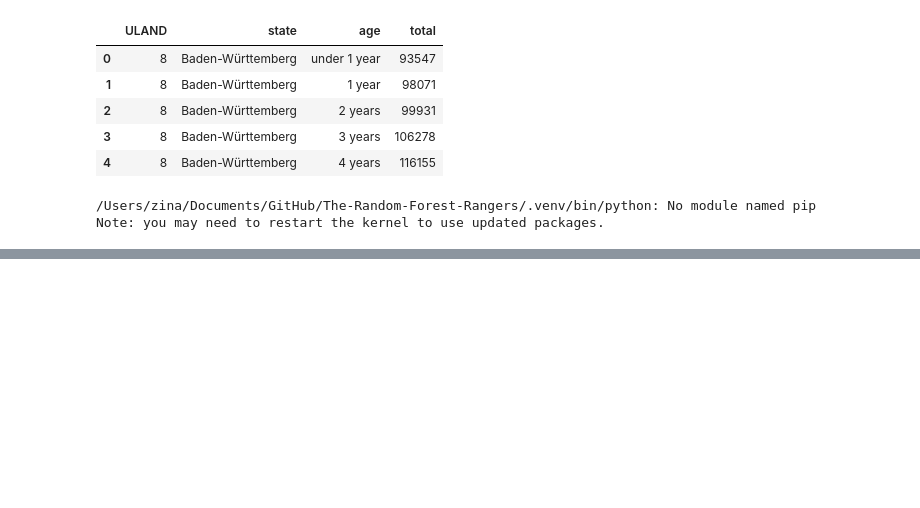
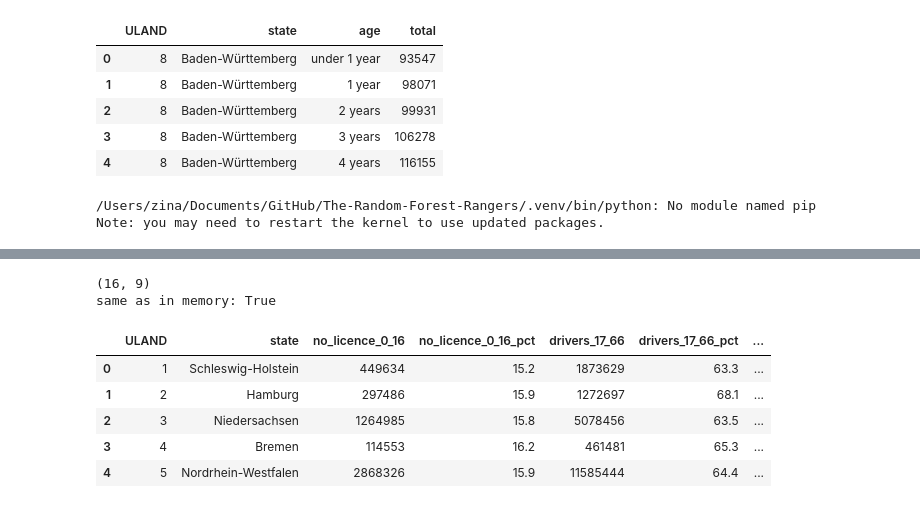
Before and after one commit to zinaF19/The-Random-Forest-Rangers, a Jupyter notebook: zb02.ipynb, the cells around one changed output, grey strips where cells are left out. Cells and saved outputs as stored; diff of their text form; code cells hidden in the pictures; blank space fills up the shorter version.

```diff
--- a/zb02.ipynb
+++ b/zb02.ipynb
@@ -245,0 +365,21 @@ ModuleNotFoundError: No module named 'geopandas'
+# %%
+state_licence_features.to_csv(
+    "data/population_states_licence_2025.csv",
+    index=False,          # don't save the row numbers 0-15 as an extra column
+    encoding="utf-8",     # keeps the umlauts (Baden-Württemberg, Thüringen) correct
+)
+
+# Check: read the saved file back and compare with the table in memory
+saved_licence_check = pd.read_csv("data/population_states_licence_2025.csv")
+print(saved_licence_check.shape)                                   # expected: (16, 9)
+print("same as in memory:", saved_licence_check.equals(state_licence_features))
+saved_licence_check.head()
+# %% [output]
+(16, 9)
+same as in memory: True
+|  | ULAND | state | no_licence_0_16 | no_licence_0_16_pct | drivers_17_66 | drivers_17_66_pct | ... |
+| 0 | 1 | Schleswig-Holstein | 449634 | 15.2 | 1873629 | 63.3 | ... |
+| 1 | 2 | Hamburg | 297486 | 15.9 | 1272697 | 68.1 | ... |
+| 2 | 3 | Niedersachsen | 1264985 | 15.8 | 5078456 | 63.5 | ... |
+| 3 | 4 | Bremen | 114553 | 16.2 | 461481 | 65.3 | ... |
+| 4 | 5 | Nordrhein-Westfalen | 2868326 | 15.9 | 11585444 | 64.4 | ... |
```
Also changed, not shown: parts of 7 cells of this notebook.
